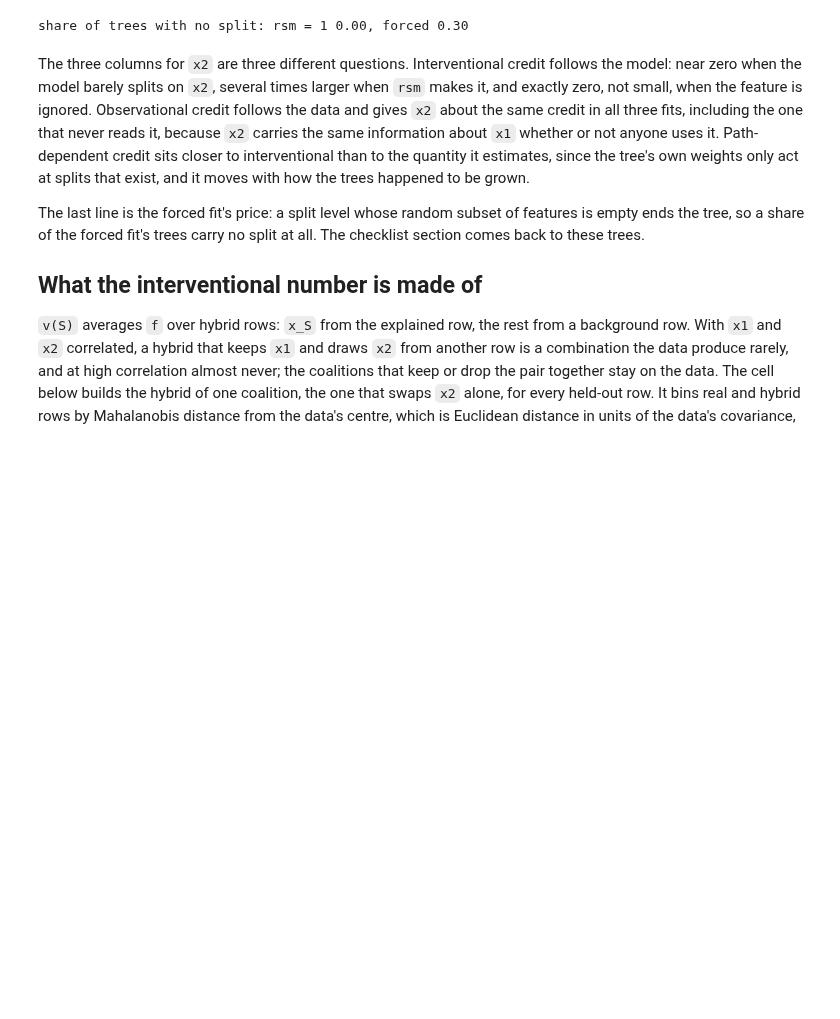
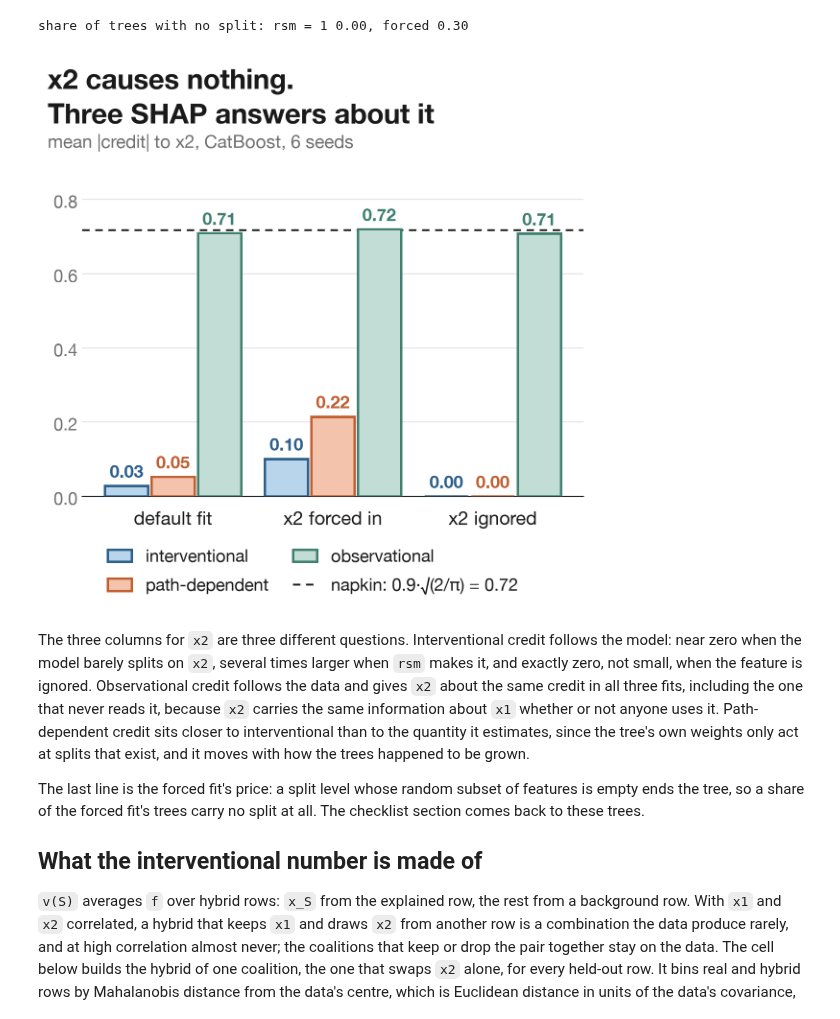
Before and after one commit to firefly1248/demo-notebooks, a Jupyter notebook: notebooks/catboost/catboost_interventional_shap.ipynb, the cells around one changed output. Cells and saved outputs as stored; diff of their text form; code cells hidden in the pictures; blank space fills up the shorter version.

Commit message:
Fix the 3 to 5 bin explanation, add oracle check, three-answers figure and sign-flip example

```diff
--- a/notebooks/catboost/catboost_interventional_shap.ipynb
+++ b/notebooks/catboost/catboost_interventional_shap.ipynb
@@ -167,9 +165,9 @@ def shapley_sum(v, d):
     return phi
 
 
-def observational(predict, X, rho):
+def observational(predict, X, rho, seed=0):
     cov, x, d = covariance(rho), X.values, X.shape[1]
-    rng = np.random.default_rng(0)      # one draw for every row and every model
+    rng = np.random.default_rng(seed)
     v = {}
     for k in range(d + 1):
         for S in itertools.combinations(range(d), k):
@@ -287,6 +285,53 @@ def splitless_share(model):
 print(f"share of trees with no split: rsm = 1 {splitless_share(m_full):.2f}, forced {splitless_share(m_forced):.2f}")
 # %% [output]
 share of trees with no split: rsm = 1 0.00, forced 0.30
+# %%
+import matplotlib.pyplot as plt
+
+plt.rcParams["font.family"] = "sans-serif"
+plt.rcParams["font.sans-serif"] = ["Helvetica Neue", "Helvetica", "Arial", "DejaVu Sans"]
+BLUE_E, BLUE_F = "#2C5F8A", "#B9D5EC"
+CORAL_E, CORAL_F = "#C05F32", "#F4C3AC"
+TEAL_E, TEAL_F = "#3F7F6F", "#C2DDD5"
+INK, MUTED = "#1a1a1a", "#6e6e6e"
+
+# `three` is the table from the "Three answers on one model" cell: one row per fit, method and seed
+x2_mean = three.groupby(["fit", "method"], sort=False)["x2"].mean().unstack()
+fit_labels = [("rsm = 1", "default fit"), ("rsm forced", "x2 forced in"), ("x2 ignored", "x2 ignored")]
+methods = [("interventional", BLUE_E, BLUE_F), ("path-dependent", CORAL_E, CORAL_F), ("observational", TEAL_E, TEAL_F)]
+
+fig, ax = plt.subplots(figsize=(6, 6), dpi=200)
+fig.patch.set_facecolor("white")
+bar_w = 0.27
+for j, (m, ec, fc) in enumerate(methods):
+    xs = np.arange(len(fit_labels)) + (j - 1) * (bar_w + 0.02)
+    vals = [x2_mean.loc[f, m] for f, _ in fit_labels]
+    ax.bar(xs, vals, width=bar_w, color=fc, edgecolor=ec, lw=1.8, label=m, zorder=3)
+    for xi, v in zip(xs, vals):
+        ax.text(xi, v + 0.012, f"{v:.2f}", ha="center", va="bottom", fontsize=13, color=ec, fontweight="bold")
+ax.axhline(0.9 * np.sqrt(2 / np.pi), color=INK, lw=1.4, ls=(0, (4, 3)), zorder=2, label="napkin: 0.9·√(2/π) = 0.72")
+ax.set_xticks(np.arange(len(fit_labels)))
+ax.set_xticklabels([n for _, n in fit_labels], fontsize=14, color=INK)
+ax.set_ylim(0, 0.9)
+ax.set_yticks([0, 0.2, 0.4, 0.6, 0.8])
+ax.tick_params(axis="y", labelsize=13, colors=MUTED, length=0)
+ax.tick_params(axis="x", length=0, pad=8)
+ax.grid(axis="y", color="#e3e3e3", lw=0.8, zorder=0)
+for s in ("top", "right", "left"):
+    ax.spines[s].set_visible(False)
+ax.spines["bottom"].set_color(INK)
+fig.text(0.04, 0.955, "x2 causes nothing.", fontsize=21, fontweight="bold", color=INK, va="top")
+fig.text(0.04, 0.895, "Three SHAP answers about it", fontsize=21, fontweight="bold", color=INK, va="top")
+fig.text(0.04, 0.835, f"mean |credit| to x2, CatBoost, {three.seed.nunique()} seeds", fontsize=13.5, color=MUTED, va="top")
+h, l = ax.get_legend_handles_labels()
+by_label = dict(zip(l, h))
+keys = ["interventional", "path-dependent", "observational", "napkin: 0.9·√(2/π) = 0.72"]
+ax.legend([by_label[k] for k in keys], keys, loc="upper center", bbox_to_anchor=(0.46, -0.1), ncol=2, frameon=False, fontsize=13, handlelength=1.4, columnspacing=1.4, labelcolor=INK)
+fig.subplots_adjust(left=0.1, right=0.97, top=0.78, bottom=0.2)
+fig.savefig("shap_three_answers_x2.png", dpi=200, facecolor="white")
+plt.show()
+# %% [output]
+[figure, added]
 # %% [markdown]
 The three columns for `x2` are three different questions. Interventional credit follows the model:
 near zero when the model barely splits on `x2`, several times larger when `rsm` makes it, and
```
Also changed, not shown: parts of 18 cells of this notebook, 2 other files.
